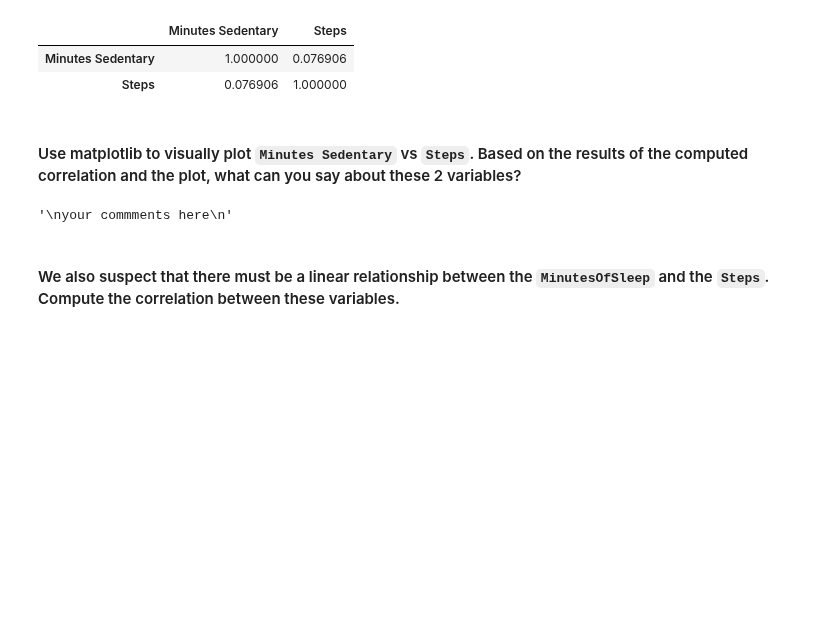
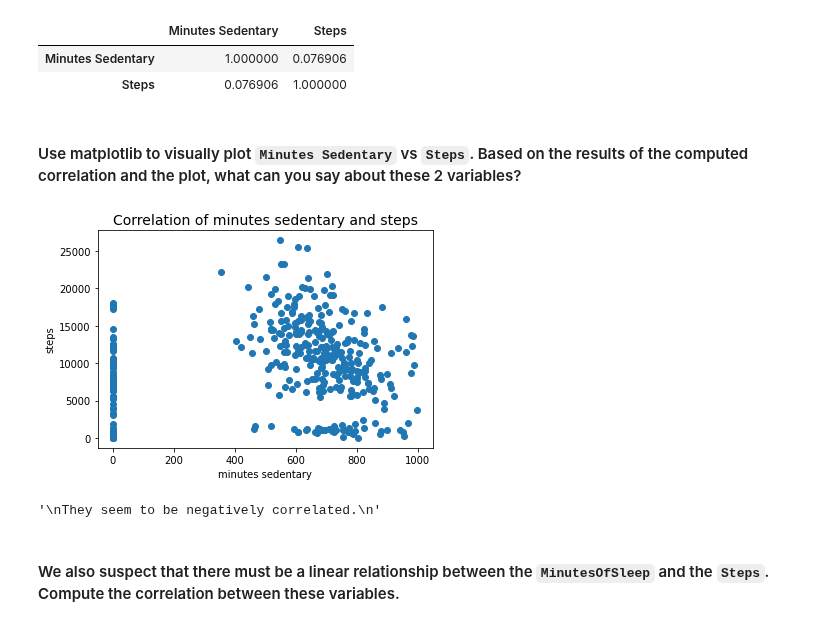
Before and after one commit to paoloironhack/data_analytics062020, a Jupyter notebook: labs/module_2/22_Pivot-Table-Correlation/your_code/main.ipynb, the cells around one changed output. Cells and saved outputs as stored; diff of their text form; code cells hidden in the pictures; blank space fills up the shorter version.

```diff
--- a/labs/module_2/22_Pivot-Table-Correlation/your_code/main.ipynb
+++ b/labs/module_2/22_Pivot-Table-Correlation/your_code/main.ipynb
@@ -266,9 +257,18 @@ fitbit[['Minutes Sedentary', 'Steps']].corr()
-# %%
-"""
-your commments here
-"""
-# %% [output]
-'\nyour commments here\n'
+# %%
+# your code here
+plt.scatter(fitbit['Minutes Sedentary'], fitbit['Steps'])
+plt.title('Correlation of minutes sedentary and steps', fontsize = 14)
+plt.xlabel('minutes sedentary')
+plt.ylabel('steps')
+plt.show()
+# %% [output]
+[figure, added]
+# %%
+"""
+They seem to be negatively correlated.
+"""
+# %% [output]
+'\nThey seem to be negatively correlated.\n'
 # %% [markdown]
 #### We also suspect that there must be a linear relationship between the `MinutesOfSleep` and the `Steps`. Compute the correlation between these variables.
 # %%
```
Also changed, not shown: parts of 21 cells of this notebook, 5 other files.
